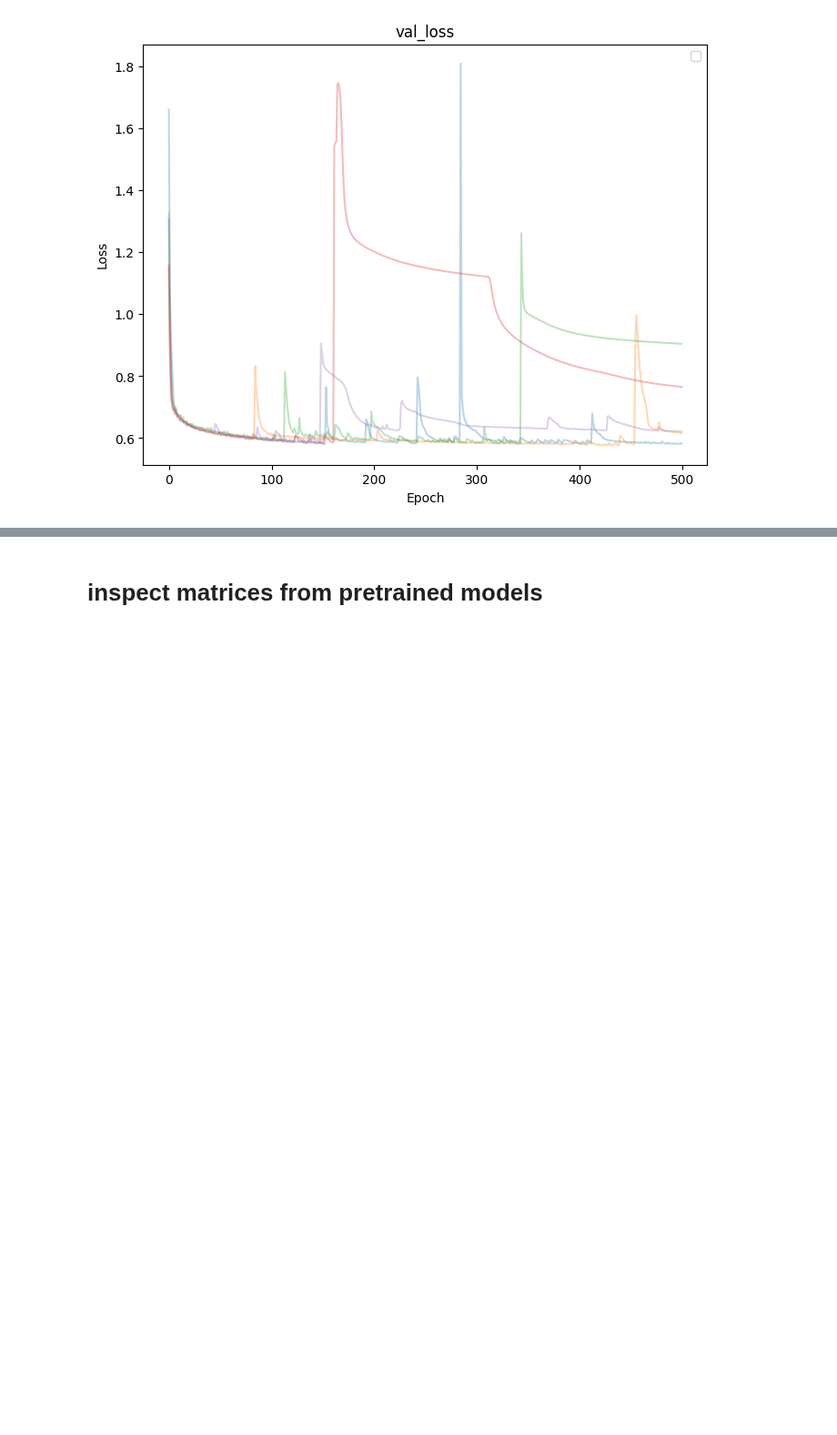
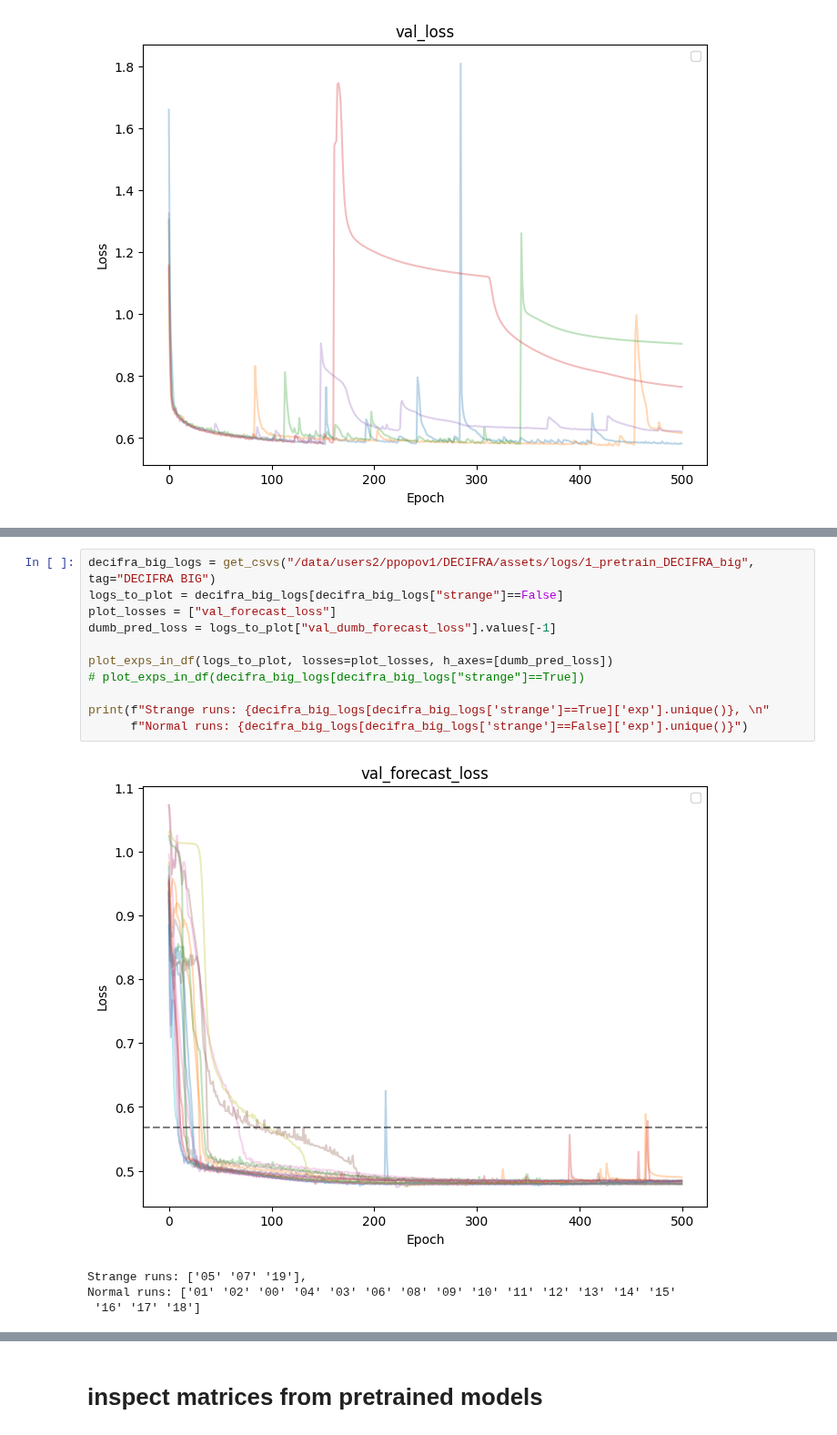
Before and after one commit to neuroneural/DECIFRA, a Jupyter notebook: scripts/01_DECIFRA_pretraining.ipynb, the cells around one changed output, grey strips where cells are left out. Shown at 91% size. Drawn from its saved outputs; the diff is of its cells as text; blank space fills up the shorter version.

```diff
--- a/scripts/01_DECIFRA_pretraining.ipynb
+++ b/scripts/01_DECIFRA_pretraining.ipynb
@@ -327,0 +432,16 @@ plot_exps_in_df(big_logs)
+# %%
+decifra_big_logs = get_csvs("/data/users2/ppopov1/DECIFRA/assets/logs/1_pretrain_DECIFRA_big", tag="DECIFRA BIG")
+logs_to_plot = decifra_big_logs[decifra_big_logs["strange"]==False]
+plot_losses = ["val_forecast_loss"]
+dumb_pred_loss = logs_to_plot["val_dumb_forecast_loss"].values[-1]
+
+plot_exps_in_df(logs_to_plot, losses=plot_losses, h_axes=[dumb_pred_loss])
+# plot_exps_in_df(decifra_big_logs[decifra_big_logs["strange"]==True])
+
+print(f"Strange runs: {decifra_big_logs[decifra_big_logs['strange']==True]['exp'].unique()}, \n"
+      f"Normal runs: {decifra_big_logs[decifra_big_logs['strange']==False]['exp'].unique()}")
+# %% [output]
+[figure, added]
+Strange runs: ['05' '07' '19'],
+Normal runs: ['01' '02' '00' '04' '03' '06' '08' '09' '10' '11' '12' '13' '14' '15'
+ '16' '17' '18']
```
Also changed, not shown: parts of 20 cells of this notebook, 30 other files.
